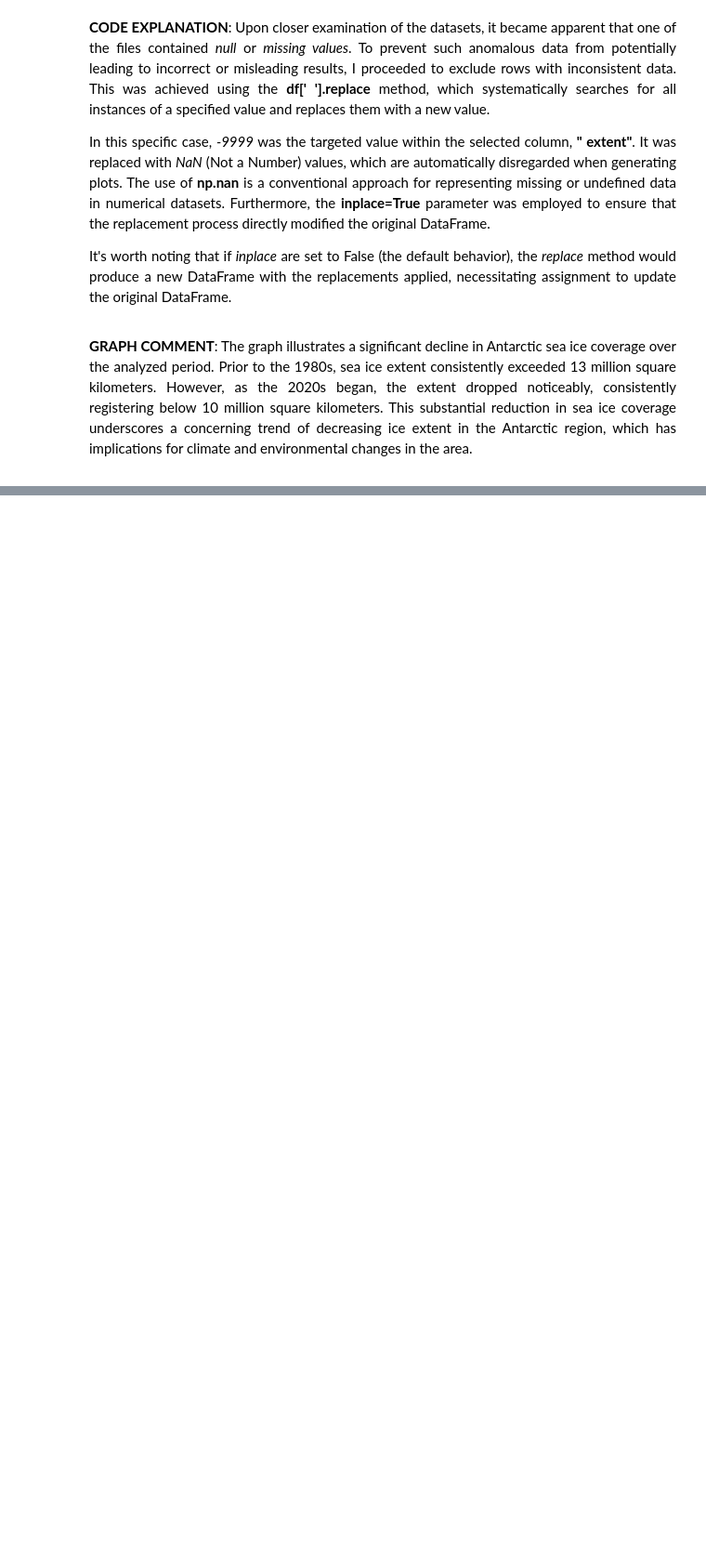
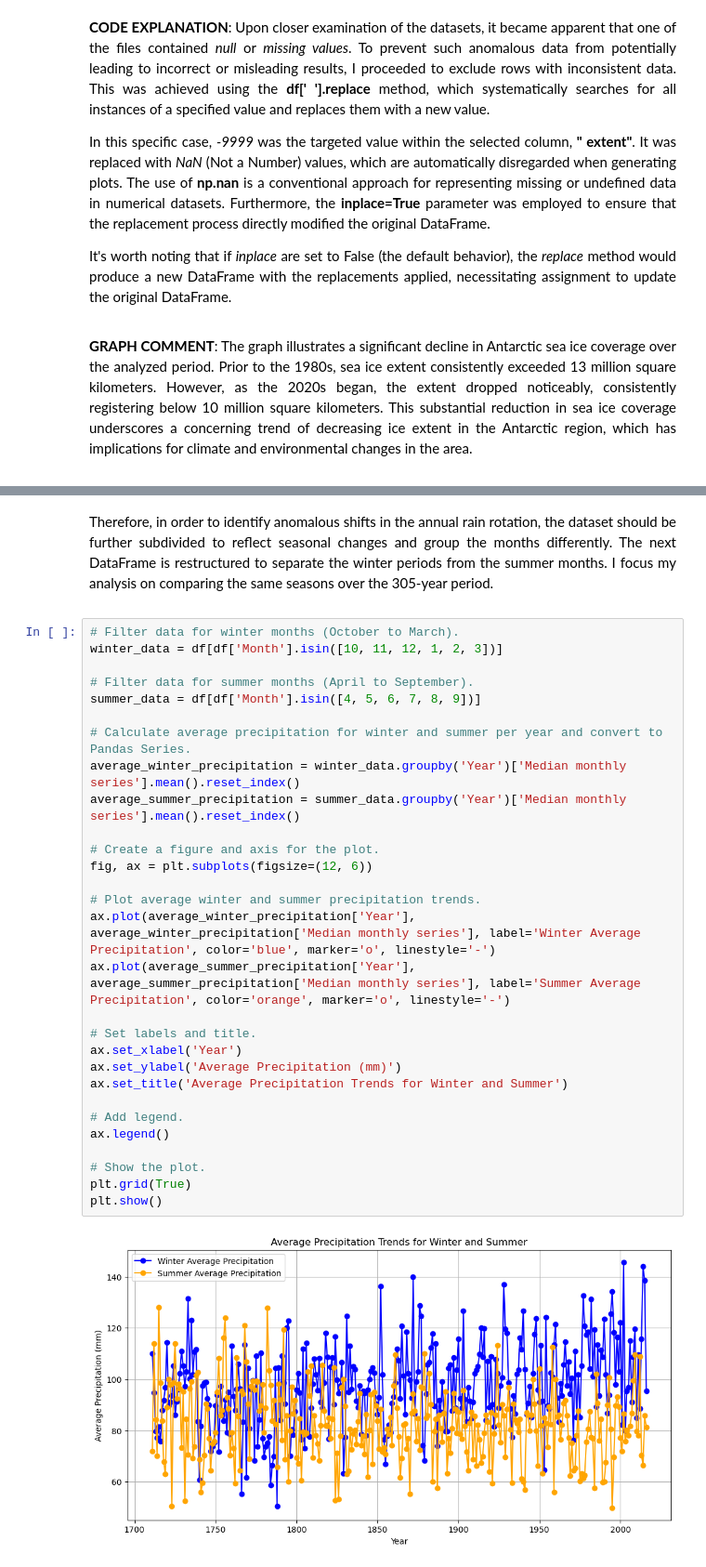
Before and after one commit to AndreaCignoni/PfDA-Project-2-An-Analysis-of-Paleo-Present-Climate-Data, a Jupyter notebook: An analysis of paleo-present climate data.ipynb, the cells around one changed output, grey strips where cells are left out. Shown at 93% size. Drawn from its saved outputs; the diff is of its cells as text; blank space fills up the shorter version.

```diff
--- a/An analysis of paleo-present climate data.ipynb
+++ b/An analysis of paleo-present climate data.ipynb
@@ -911,0 +980,37 @@ It's worth noting that if *inplace* are set to False (the default behavior), the
+# %% [markdown]
+<div align="justify">
+
+Therefore, in order to identify anomalous shifts in the annual rain rotation, the dataset should be further subdivided to reflect seasonal changes and group the months differently. The next DataFrame is restructured to separate the winter periods from the summer months. I focus my analysis on comparing the same seasons over the 305-year period.
+
+</div>
+# %%
+# Filter data for winter months (October to March).
+winter_data = df[df['Month'].isin([10, 11, 12, 1, 2, 3])]
+
+# Filter data for summer months (April to September).
+summer_data = df[df['Month'].isin([4, 5, 6, 7, 8, 9])]
+
+# Calculate average precipitation for winter and summer per year and convert to Pandas Series.
+average_winter_precipitation = winter_data.groupby('Year')['Median monthly series'].mean().reset_index()
+average_summer_precipitation = summer_data.groupby('Year')['Median monthly series'].mean().reset_index()
+
+# Create a figure and axis for the plot.
+fig, ax = plt.subplots(figsize=(12, 6))
+
+# Plot average winter and summer precipitation trends.
+ax.plot(average_winter_precipitation['Year'], average_winter_precipitation['Median monthly series'], label='Winter Average Precipitation', color='blue', marker='o', linestyle='-')
+ax.plot(average_summer_precipitation['Year'], average_summer_precipitation['Median monthly series'], label='Summer Average Precipitation', color='orange', marker='o', linestyle='-')
+
+# Set labels and title.
+ax.set_xlabel('Year')
+ax.set_ylabel('Average Precipitation (mm)')
+ax.set_title('Average Precipitation Trends for Winter and Summer')
+
+# Add legend.
+ax.legend()
+
+# Show the plot.
+plt.grid(True)
+plt.show()
+# %% [output]
+[figure, added]
```
Also changed, not shown: parts of 6 cells of this notebook, 2 other files.
